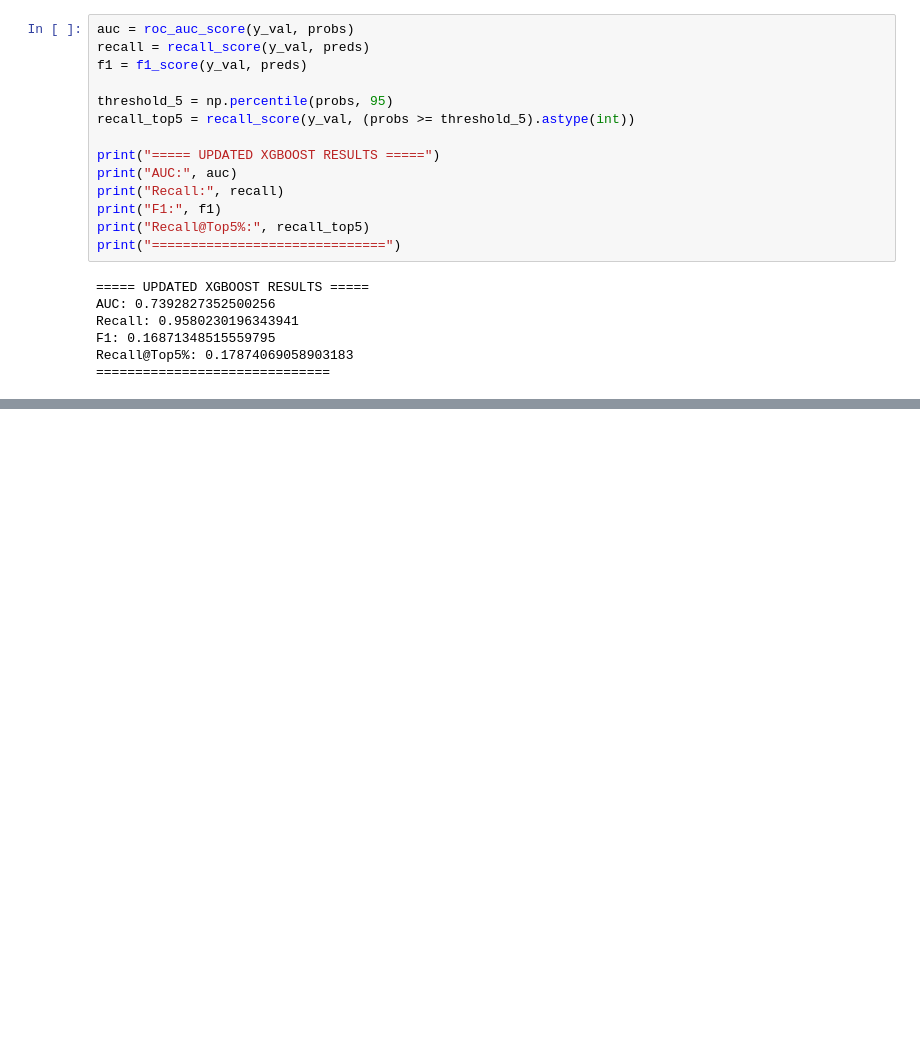
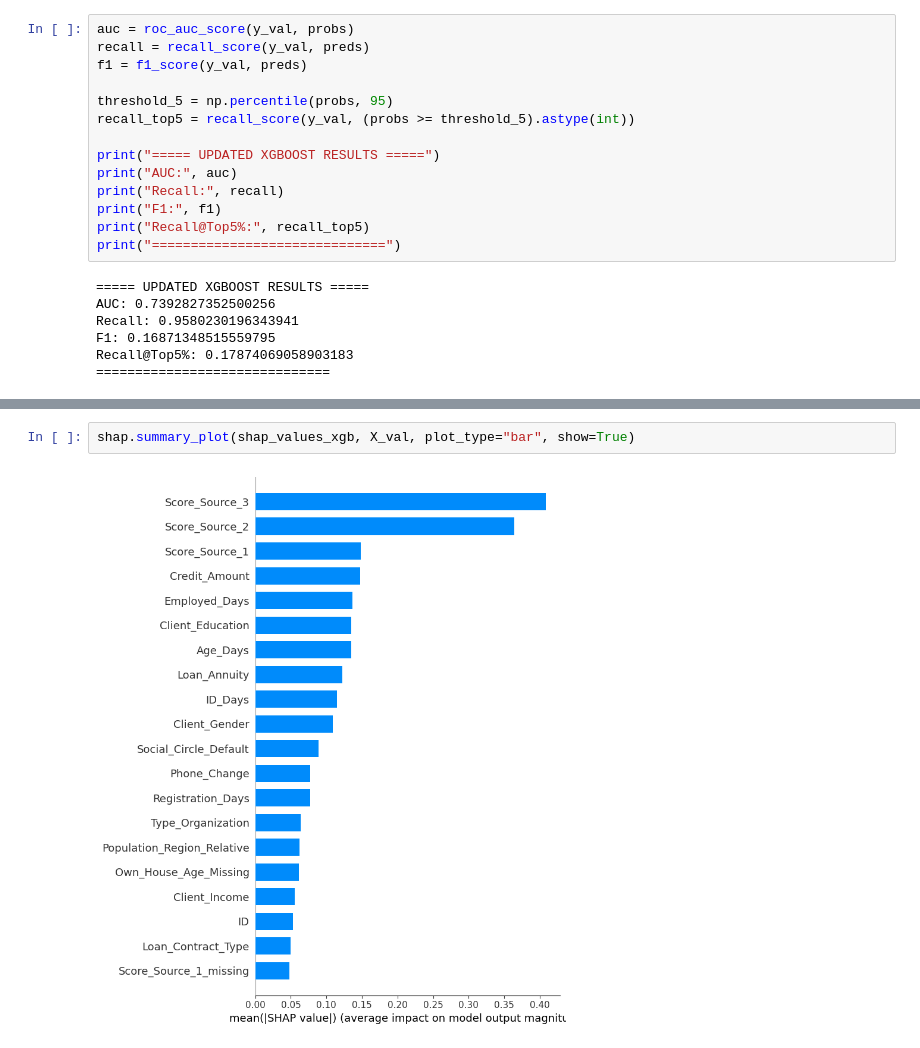
Before and after one commit to Pandey23000Om/Loan-Defaulter, a Jupyter notebook: notebooks/03-Model_Development.ipynb, the cells around one changed output, grey strips where cells are left out. Drawn from its saved outputs; the diff is of its cells as text; blank space fills up the shorter version.

```diff
--- a/notebooks/03-Model_Development.ipynb
+++ b/notebooks/03-Model_Development.ipynb
@@ -410,0 +600,4 @@ Recall@Top5%: 0.17874069058903183
+# %%
+shap.summary_plot(shap_values_xgb, X_val, plot_type="bar", show=True)
+# %% [output]
+[figure, added]
```
Also changed, not shown: parts of 35 cells of this notebook, 2 other files.
